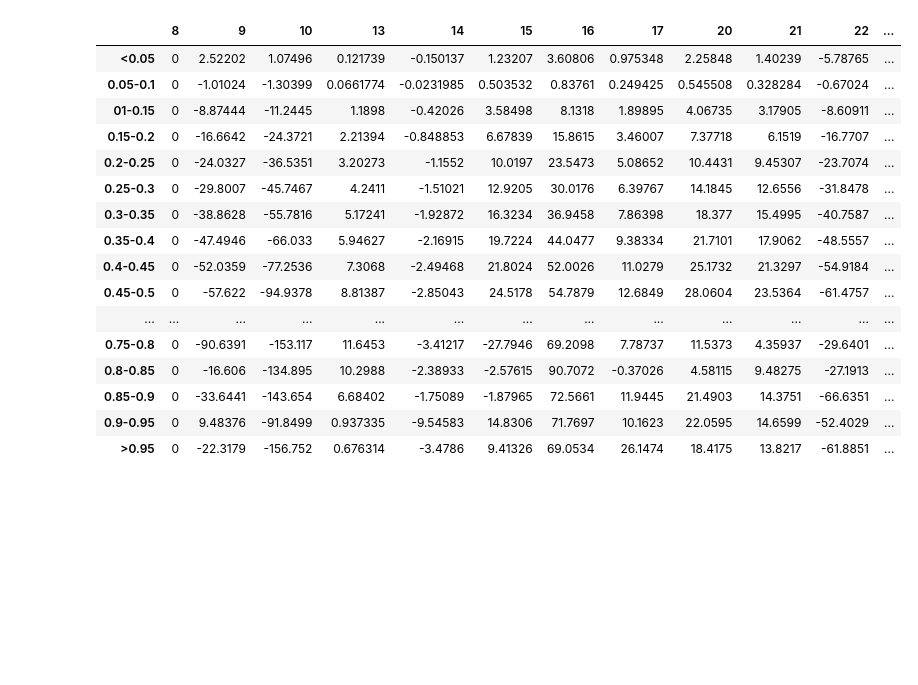
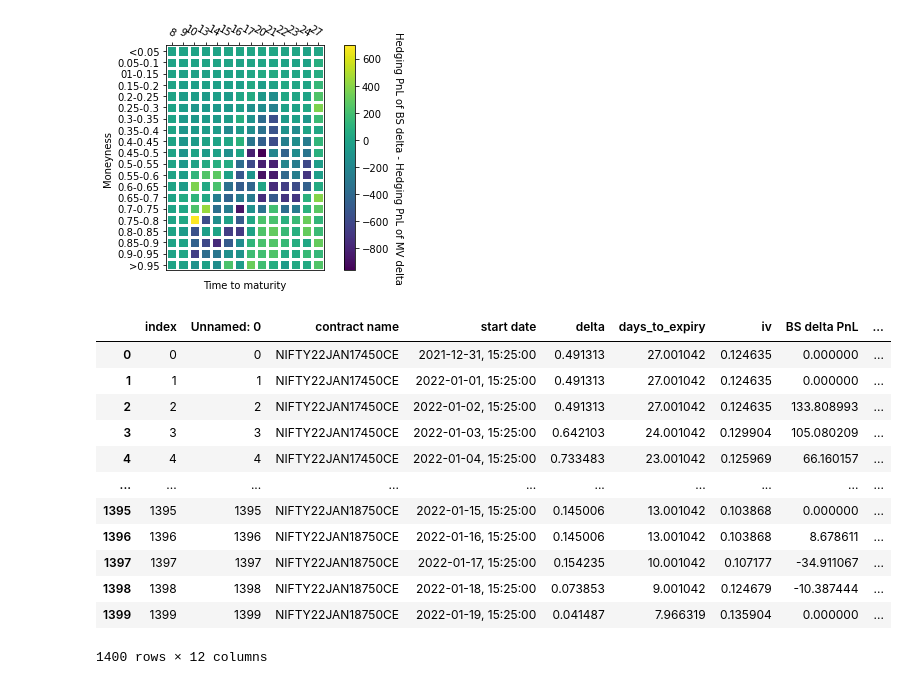
Before and after one commit to datou103/Minimum-Variance-Delta, a Jupyter notebook: Post Experiment Analysis.ipynb, the cells around one changed output. Cells and saved outputs as stored; diff of their text form; code cells hidden in the pictures; blank space fills up the shorter version.

Commit message:
'update_post_experiment_analysis_and_reseach_on_iv_vs_delta'

```diff
--- a/Post Experiment Analysis.ipynb
+++ b/Post Experiment Analysis.ipynb
@@ -33,24 +176,41 @@ def moneynessVsTimeToMaturity(df):
+# %%
+resList065 = ['Hedging PnL result treshold 065 holding 1day.csv',
+             'Hedging PnL result treshold 065 holding 3day.csv',
+             'Hedging PnL result treshold 065 holding 5day.csv',
+             'Hedging PnL result treshold 065 holding 7day.csv']
+df = pd.read_csv(resList065[3])
+df = df.reset_index()
+#df
+tmp = moneynessVsTimeToMaturity(df)
+tmp = tmp.astype(float, errors = 'raise')
+tmp = tmp.to_numpy()
+
+fig, ax = plt.subplots()
+im, cbar = heatmap(tmp, moneyness, timeToMaturity, ax=ax,
+                   #cmap="Greens",
+                   cbarlabel="Hedging PnL of BS delta - Hedging PnL of MV delta",
+                   xlabel = 'Time to maturity', ylabel = 'Moneyness')
+#texts = annotate_heatmap(im, valfmt="{x:.1f} t")
+
+fig.tight_layout()
+plt.show()
+# %% [output]
+[figure, added]
 # %%
-df = pd.read_csv('Hedging PnL result20220212 period 1.csv')
+df = pd.read_csv('Hedging PnL result treshold 065 holding 1day.csv')
 df = df.reset_index()
-#df
-res_period1 = moneynessVsTimeToMaturity(df)
-res_period1
+df
 # %% [output]
-|  | 8 | 9 | 10 | 13 | 14 | 15 | 16 | 17 | 20 | 21 | 22 | ... |
-| <0.05 | 0 | 2.52202 | 1.07496 | 0.121739 | -0.150137 | 1.23207 | 3.60806 | 0.975348 | 2.25848 | 1.40239 | -5.78765 | ... |
-| 0.05-0.1 | 0 | -1.01024 | -1.30399 | 0.0661774 | -0.0231985 | 0.503532 | 0.83761 | 0.249425 | 0.545508 | 0.328284 | -0.67024 | ... |
-| 01-0.15 | 0 | -8.87444 | -11.2445 | 1.1898 | -0.42026 | 3.58498 | 8.1318 | 1.89895 | 4.06735 | 3.17905 | -8.60911 | ... |
-| 0.15-0.2 | 0 | -16.6642 | -24.3721 | 2.21394 | -0.848853 | 6.67839 | 15.8615 | 3.46007 | 7.37718 | 6.1519 | -16.7707 | ... |
-| 0.2-0.25 | 0 | -24.0327 | -36.5351 | 3.20273 | -1.1552 | 10.0197 | 23.5473 | 5.08652 | 10.4431 | 9.45307 | -23.7074 | ... |
-| 0.25-0.3 | 0 | -29.8007 | -45.7467 | 4.2411 | -1.51021 | 12.9205 | 30.0176 | 6.39767 | 14.1845 | 12.6556 | -31.8478 | ... |
-| 0.3-0.35 | 0 | -38.8628 | -55.7816 | 5.17241 | -1.92872 | 16.3234 | 36.9458 | 7.86398 | 18.377 | 15.4995 | -40.7587 | ... |
-| 0.35-0.4 | 0 | -47.4946 | -66.033 | 5.94627 | -2.16915 | 19.7224 | 44.0477 | 9.38334 | 21.7101 | 17.9062 | -48.5557 | ... |
-| 0.4-0.45 | 0 | -52.0359 | -77.2536 | 7.3068 | -2.49468 | 21.8024 | 52.0026 | 11.0279 | 25.1732 | 21.3297 | -54.9184 | ... |
-| 0.45-0.5 | 0 | -57.622 | -94.9378 | 8.81387 | -2.85043 | 24.5178 | 54.7879 | 12.6849 | 28.0604 | 23.5364 | -61.4757 | ... |
-| ... | ... | ... | ... | ... | ... | ... | ... | ... | ... | ... | ... | ... |
-| 0.75-0.8 | 0 | -90.6391 | -153.117 | 11.6453 | -3.41217 | -27.7946 | 69.2098 | 7.78737 | 11.5373 | 4.35937 | -29.6401 | ... |
-| 0.8-0.85 | 0 | -16.606 | -134.895 | 10.2988 | -2.38933 | -2.57615 | 90.7072 | -0.37026 | 4.58115 | 9.48275 | -27.1913 | ... |
-| 0.85-0.9 | 0 | -33.6441 | -143.654 | 6.68402 | -1.75089 | -1.87965 | 72.5661 | 11.9445 | 21.4903 | 14.3751 | -66.6351 | ... |
-| 0.9-0.95 | 0 | 9.48376 | -91.8499 | 0.937335 | -9.54583 | 14.8306 | 71.7697 | 10.1623 | 22.0595 | 14.6599 | -52.4029 | ... |
-| >0.95 | 0 | -22.3179 | -156.752 | 0.676314 | -3.4786 | 9.41326 | 69.0534 | 26.1474 | 18.4175 | 13.8217 | -61.8851 | ... |
+|  | index | Unnamed: 0 | contract name | start date | delta | days_to_expiry | iv | BS delta PnL | ... |
+| 0 | 0 | 0 | NIFTY22JAN17450CE | 2021-12-31, 15:25:00 | 0.491313 | 27.001042 | 0.124635 | 0.000000 | ... |
+| 1 | 1 | 1 | NIFTY22JAN17450CE | 2022-01-01, 15:25:00 | 0.491313 | 27.001042 | 0.124635 | 0.000000 | ... |
+| 2 | 2 | 2 | NIFTY22JAN17450CE | 2022-01-02, 15:25:00 | 0.491313 | 27.001042 | 0.124635 | 133.808993 | ... |
+| 3 | 3 | 3 | NIFTY22JAN17450CE | 2022-01-03, 15:25:00 | 0.642103 | 24.001042 | 0.129904 | 105.080209 | ... |
+| 4 | 4 | 4 | NIFTY22JAN17450CE | 2022-01-04, 15:25:00 | 0.733483 | 23.001042 | 0.125969 | 66.160157 | ... |
+| ... | ... | ... | ... | ... | ... | ... | ... | ... | ... |
+| 1395 | 1395 | 1395 | NIFTY22JAN18750CE | 2022-01-15, 15:25:00 | 0.145006 | 13.001042 | 0.103868 | 0.000000 | ... |
+| 1396 | 1396 | 1396 | NIFTY22JAN18750CE | 2022-01-16, 15:25:00 | 0.145006 | 13.001042 | 0.103868 | 8.678611 | ... |
+| 1397 | 1397 | 1397 | NIFTY22JAN18750CE | 2022-01-17, 15:25:00 | 0.154235 | 10.001042 | 0.107177 | -34.911067 | ... |
+| 1398 | 1398 | 1398 | NIFTY22JAN18750CE | 2022-01-18, 15:25:00 | 0.073853 | 9.001042 | 0.124679 | -10.387444 | ... |
+| 1399 | 1399 | 1399 | NIFTY22JAN18750CE | 2022-01-19, 15:25:00 | 0.041487 | 7.966319 | 0.135904 | 0.000000 | ... |
+1400 rows × 12 columns
```
Also changed, not shown: parts of 15 cells of this notebook, 1 other file.
